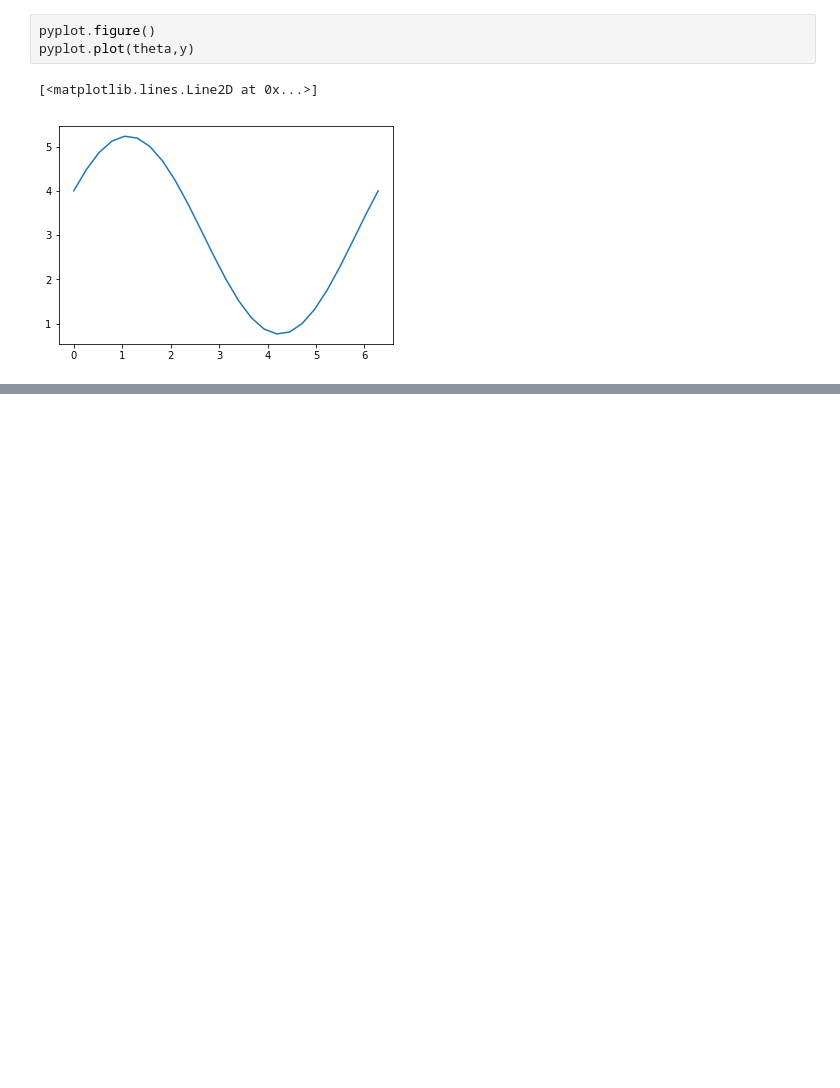
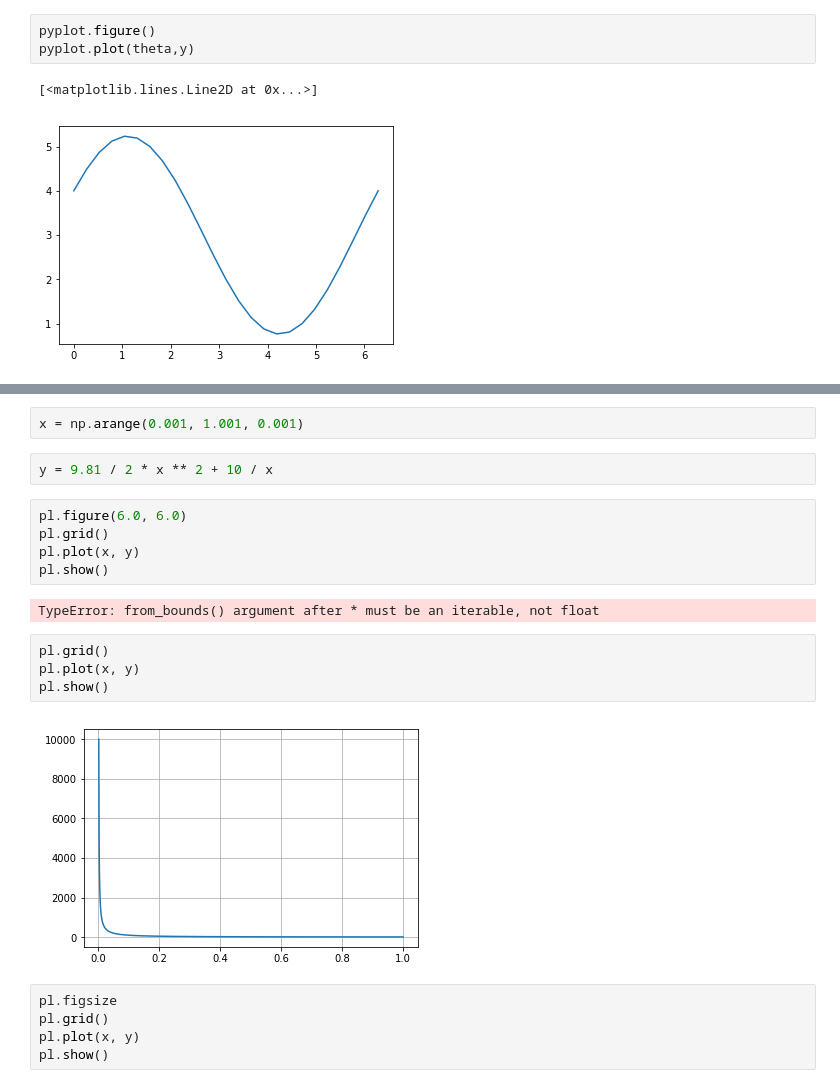
Before and after one commit to ccycyx/MAE6286, a Jupyter notebook: SecondClass.ipynb, the cells around one changed output, grey strips where cells are left out. Saved outputs shown, nothing was run; the diff lists cells and outputs as text; blank space fills up the shorter version.

```diff
--- a/SecondClass.ipynb
+++ b/SecondClass.ipynb
@@ -345,0 +504,22 @@ pyplot.plot(theta,y)
+# %%
+x = np.arange(0.001, 1.001, 0.001)
+# %%
+y = 9.81 / 2 * x ** 2 + 10 / x
+# %%
+pl.figure(6.0, 6.0)
+pl.grid()
+pl.plot(x, y)
+pl.show()
+# %% [output]
+TypeError: from_bounds() argument after * must be an iterable, not float
+# %%
+pl.grid()
+pl.plot(x, y)
+pl.show()
+# %% [output]
+[figure, added]
+# %%
+pl.figsize
+pl.grid()
+pl.plot(x, y)
+pl.show()
```
Also changed, not shown: parts of 14 cells of this notebook, 1 other file.
